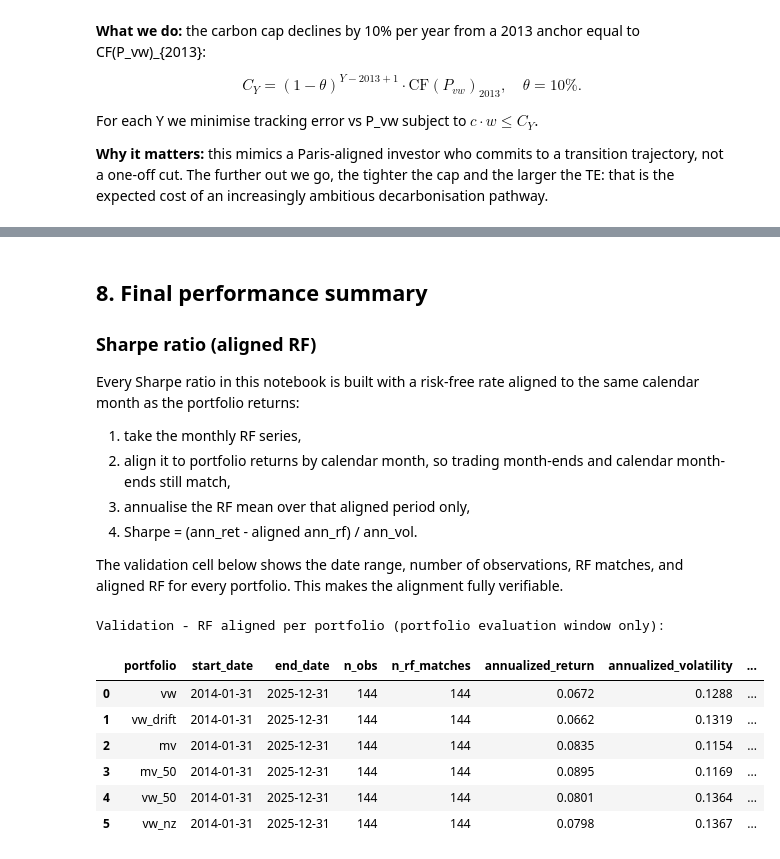
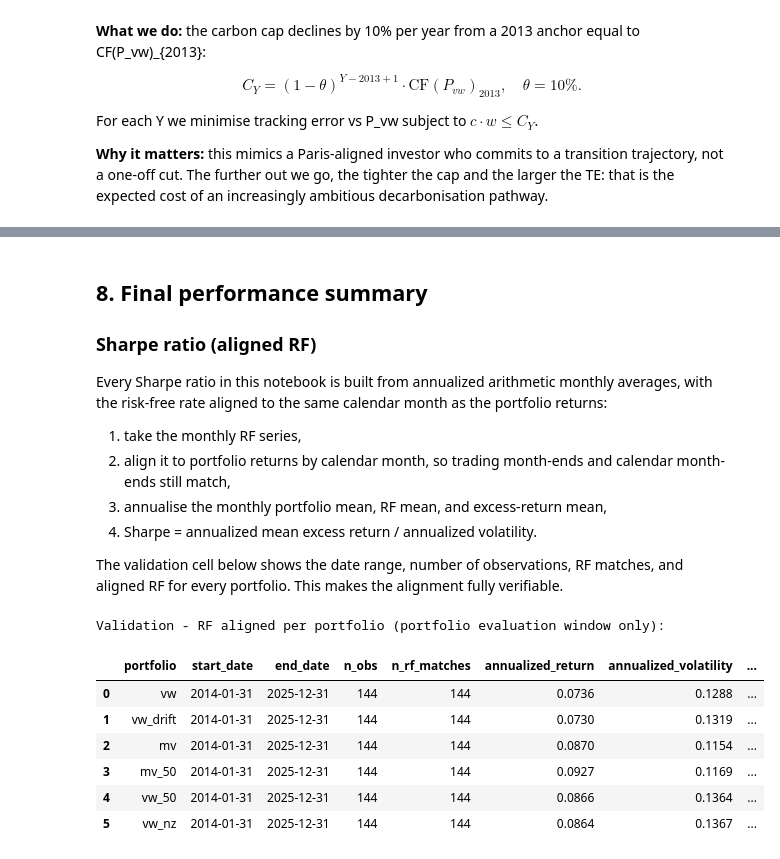
Before and after one commit to saadsch/SAAM-Project, a Jupyter notebook: SAAM_NOTEBOOK.ipynb, the cells around one changed output, grey strips where cells are left out. Cells and saved outputs as stored; diff of their text form; code cells hidden in the pictures.

Commit message:
new notebook

```diff
--- a/SAAM_NOTEBOOK.ipynb
+++ b/SAAM_NOTEBOOK.ipynb
@@ -939,51 +958,58 @@ plt.show()
 
 ### Sharpe ratio (aligned RF)
 
-Every Sharpe ratio in this notebook is built with a risk-free rate aligned to the same calendar month as the portfolio returns:
+Every Sharpe ratio in this notebook is built from annualized arithmetic monthly averages, with the risk-free rate aligned to the same calendar month as the portfolio returns:
 
 1. take the monthly RF series,
 2. align it to portfolio returns by calendar month, so trading month-ends and calendar month-ends still match,
-3. annualise the RF mean over that aligned period only,
-4. Sharpe = (ann_ret - aligned ann_rf) / ann_vol.
+3. annualise the monthly portfolio mean, RF mean, and excess-return mean,
+4. Sharpe = annualized mean excess return / annualized volatility.
 
 The validation cell below shows the date range, number of observations, RF matches, and aligned RF for every portfolio. This makes the alignment fully verifiable.
 # %%
 # Validation cell: shows that RF is aligned per portfolio by calendar month
 rf_by_month = rf_monthly.copy()
 rf_by_month.index = rf_by_month.index.to_period("M")
 validation_rows = []
 for col in monthly.columns:
     r = monthly[col].dropna()
     if not len(r):
         continue
-    rf_aligned = rf_by_month.reindex(r.index.to_period("M")).dropna()
-    ann_ret = (1.0 + r).prod() ** (12.0 / len(r)) - 1.0
+    rf_aligned = rf_by_month.reindex(r.index.to_period("M"))
+    valid_rf = rf_aligned.notna().to_numpy()
+    ann_ret = float(r.mean() * 12.0)
     ann_vol = r.std(ddof=0) * np.sqrt(12.0)
-    ann_rf = float(rf_aligned.mean() * 12.0) if len(rf_aligned) else 0.0
-    sharpe = (ann_ret - ann_rf) / ann_vol if ann_vol > 0 else np.nan
+    ann_rf = float(rf_aligned.dropna().mean() * 12.0) if valid_rf.any() else 0.0
+    if ann_vol > 0 and valid_rf.any():
+        ann_excess = float((r.to_numpy()[valid_rf] - rf_aligned.to_numpy()[valid_rf]).mean() * 12.0)
+        sharpe = ann_excess / ann_vol
+    elif ann_vol > 0:
+        sharpe = ann_ret / ann_vol
+    else:
+        sharpe = np.nan
     validation_rows.append({
         "portfolio": col,
         "start_date": str(r.index.min().date()),
         "end_date": str(r.index.max().date()),
         "n_obs": int(len(r)),
-        "n_rf_matches": int(len(rf_aligned)),
+        "n_rf_matches": int(valid_rf.sum()),
         "annualized_return": ann_ret,
         "annualized_volatility": ann_vol,
         "aligned_annualized_rf": ann_rf,
         "sharpe_ratio": sharpe,
     })
 validation_df = pd.DataFrame(validation_rows)
 print("Validation - RF aligned per portfolio (portfolio evaluation window only):")
 display(validation_df)
 # %% [output]
 Validation - RF aligned per portfolio (portfolio evaluation window only):
 |  | portfolio | start_date | end_date | n_obs | n_rf_matches | annualized_return | annualized_volatility | ... |
-| 0 | vw | 2014-01-31 | 2025-12-31 | 144 | 144 | 0.0672 | 0.1288 | ... |
-| 1 | vw_drift | 2014-01-31 | 2025-12-31 | 144 | 144 | 0.0662 | 0.1319 | ... |
-| 2 | mv | 2014-01-31 | 2025-12-31 | 144 | 144 | 0.0835 | 0.1154 | ... |
-| 3 | mv_50 | 2014-01-31 | 2025-12-31 | 144 | 144 | 0.0895 | 0.1169 | ... |
-| 4 | vw_50 | 2014-01-31 | 2025-12-31 | 144 | 144 | 0.0801 | 0.1364 | ... |
-| 5 | vw_nz | 2014-01-31 | 2025-12-31 | 144 | 144 | 0.0798 | 0.1367 | ... |
+| 0 | vw | 2014-01-31 | 2025-12-31 | 144 | 144 | 0.0736 | 0.1288 | ... |
+| 1 | vw_drift | 2014-01-31 | 2025-12-31 | 144 | 144 | 0.0730 | 0.1319 | ... |
+| 2 | mv | 2014-01-31 | 2025-12-31 | 144 | 144 | 0.0870 | 0.1154 | ... |
+| 3 | mv_50 | 2014-01-31 | 2025-12-31 | 144 | 144 | 0.0927 | 0.1169 | ... |
+| 4 | vw_50 | 2014-01-31 | 2025-12-31 | 144 | 144 | 0.0866 | 0.1364 | ... |
+| 5 | vw_nz | 2014-01-31 | 2025-12-31 | 144 | 144 | 0.0864 | 0.1367 | ... |
 # %%
 # Final headline summary across all five portfolios
 final_summary = summary_stats(monthly[["vw", "mv", "mv_50", "vw_50", "vw_nz"]],
```
Also changed, not shown: parts of 11 cells of this notebook, 2 other files.
